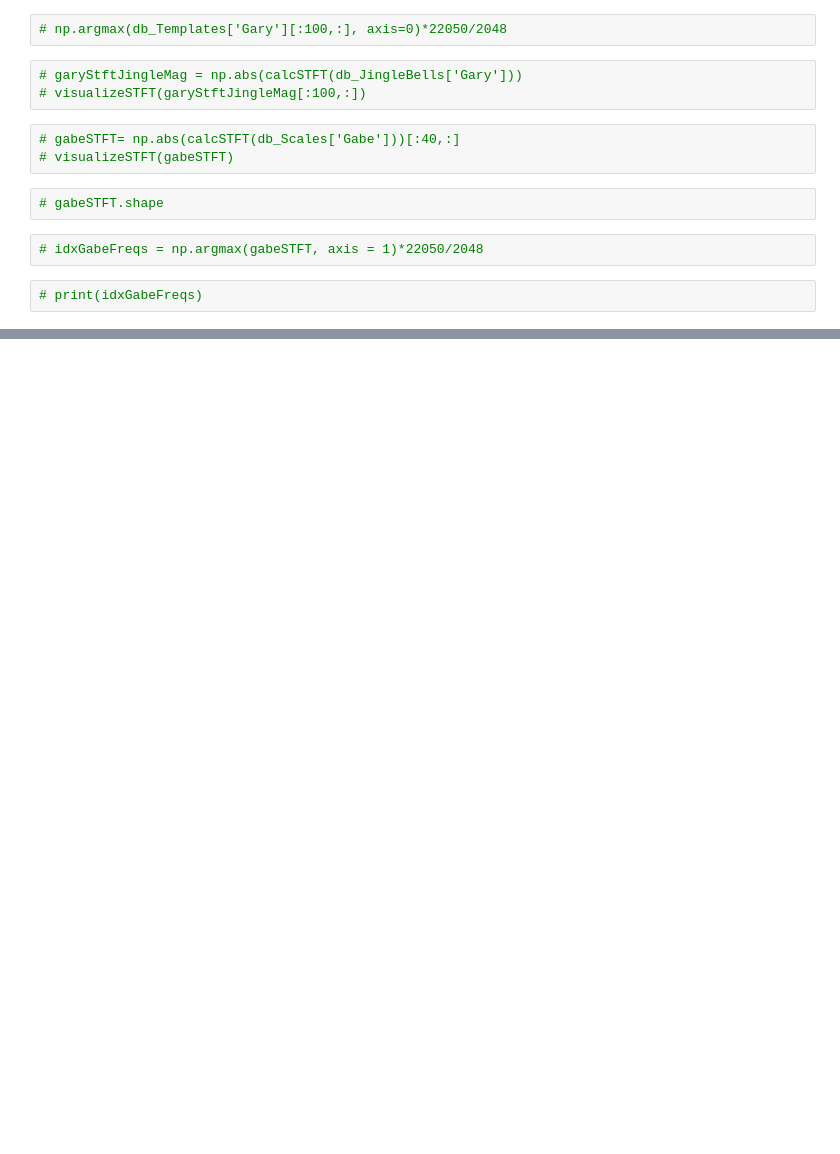
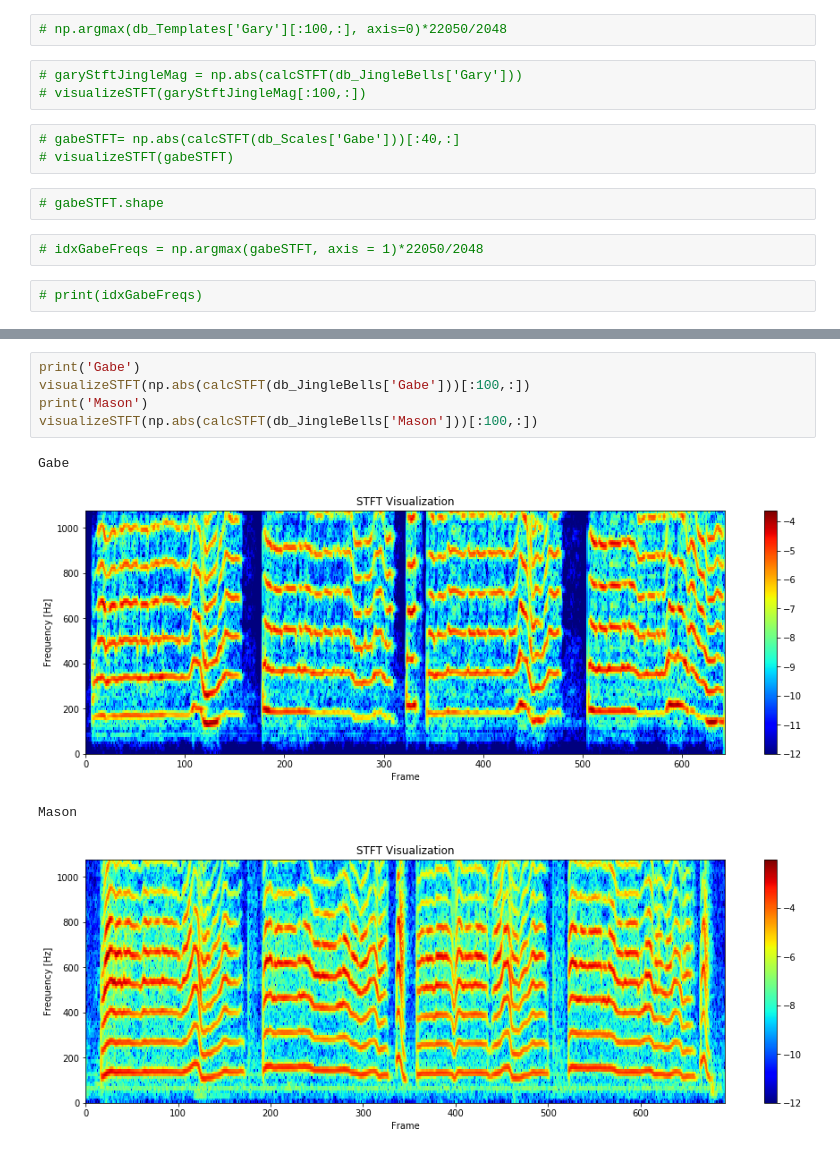
Before and after one commit to GabeQ/MusicStems, a Jupyter notebook: musicStemsFinalProj.ipynb, the cells around one changed output, grey strips where cells are left out. Drawn from its saved outputs; the diff is of its cells as text; blank space fills up the shorter version.

```diff
--- a/musicStemsFinalProj.ipynb
+++ b/musicStemsFinalProj.ipynb
@@ -771,0 +911,10 @@ def calculateSingerFixedW(db_Queries, db_Templates):
+# %%
+print('Gabe')
+visualizeSTFT(np.abs(calcSTFT(db_JingleBells['Gabe']))[:100,:])
+print('Mason')
+visualizeSTFT(np.abs(calcSTFT(db_JingleBells['Mason']))[:100,:])
+# %% [output]
+Gabe
+[figure, added]
+Mason
+[figure, added]
```
Also changed, not shown: parts of 53 cells of this notebook, 2 other files.
